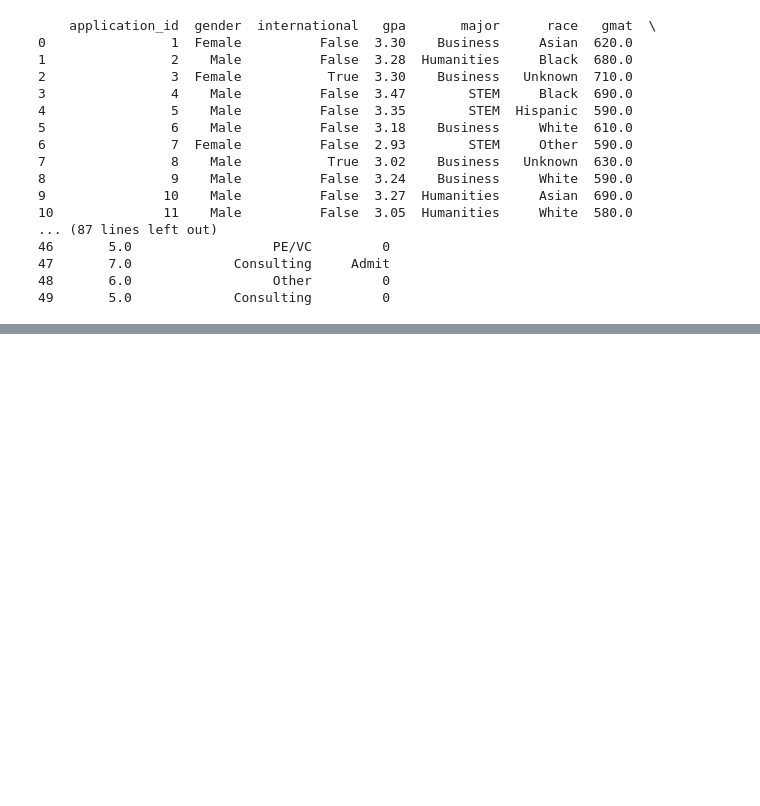
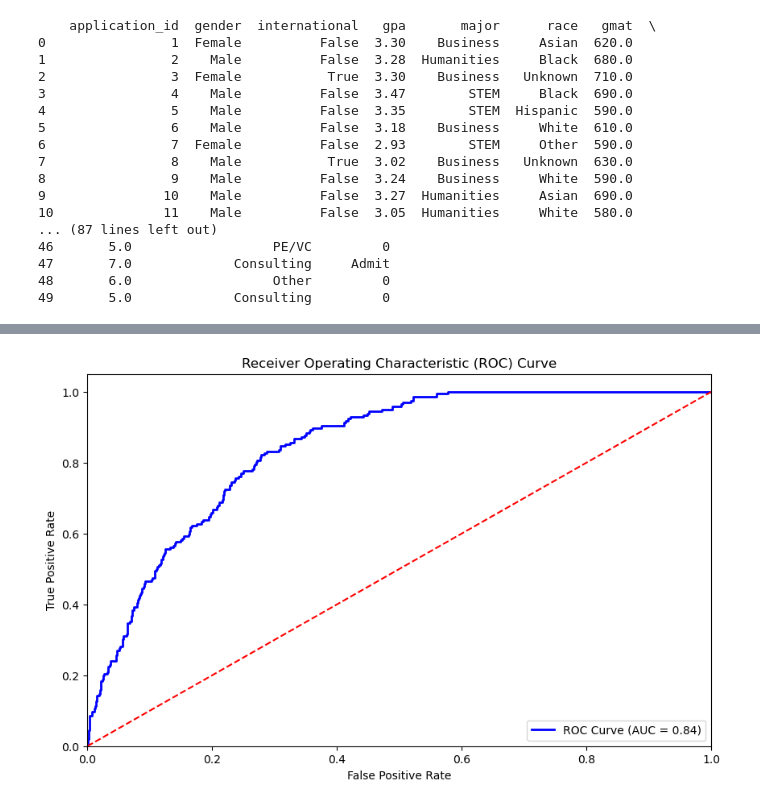
Before and after one commit to Ahan-Trivedi2/ML-Mini-Project-1, a Jupyter notebook: mini_project_1_Ahan_Trivedi.ipynb, the cells around one changed output, grey strips where cells are left out. Saved outputs shown, nothing was run; the diff lists cells and outputs as text; code cells hidden in the pictures; blank space fills up the shorter version.

```diff
--- a/mini_project_1_Ahan_Trivedi.ipynb
+++ b/mini_project_1_Ahan_Trivedi.ipynb
@@ -105,0 +168,21 @@ Accuracy: 0.8273
+# %%
+from sklearn.metrics import roc_curve, auc
+with torch.no_grad():
+    test_outputs = model(X_test_tensor)  # Forward pass on test data
+    probabilities = nn.Softmax(dim=1)(test_outputs)[:, 1]  # Get probabilities for the positive class
+fpr, tpr, thresholds = roc_curve(y_test, probabilities)  # y_test should be the actual labels
+roc_auc = auc(fpr, tpr)  # Calculate the AUC
+plt.figure(figsize=(10, 6))
+plt.plot(fpr, tpr, color='blue', lw=2, label='ROC Curve (AUC = {:.2f})'.format(roc_auc))
+plt.plot([0, 1], [0, 1], color='red', linestyle='--')  # Diagonal line
+plt.xlim([0.0, 1.0])
+plt.ylim([0.0, 1.05])
+plt.xlabel('False Positive Rate')
+plt.ylabel('True Positive Rate')
+plt.title('Receiver Operating Characteristic (ROC) Curve')
+plt.legend(loc='lower right')
+plt.show()
+
+#Therefore, an AUC of 0.81 means that the model is able to correctly distinguish between positive and negative classes 81% of the time based on the area under the ROC curve. A value of 0.81 indicates that the model has a relatively strong ability to identify true positive cases while minimizing false positives.
+# %% [output]
+[figure, added]
```
Also changed, not shown: parts of 3 cells of this notebook.
